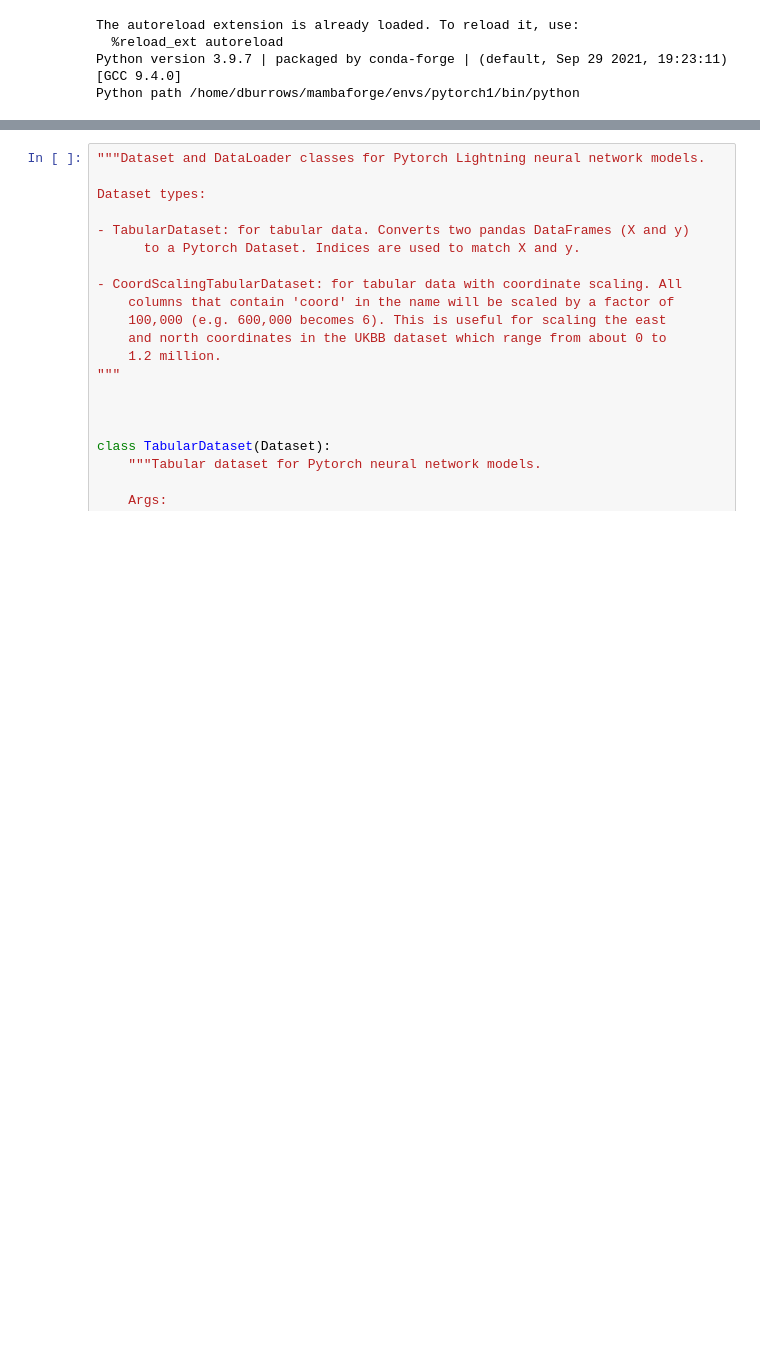
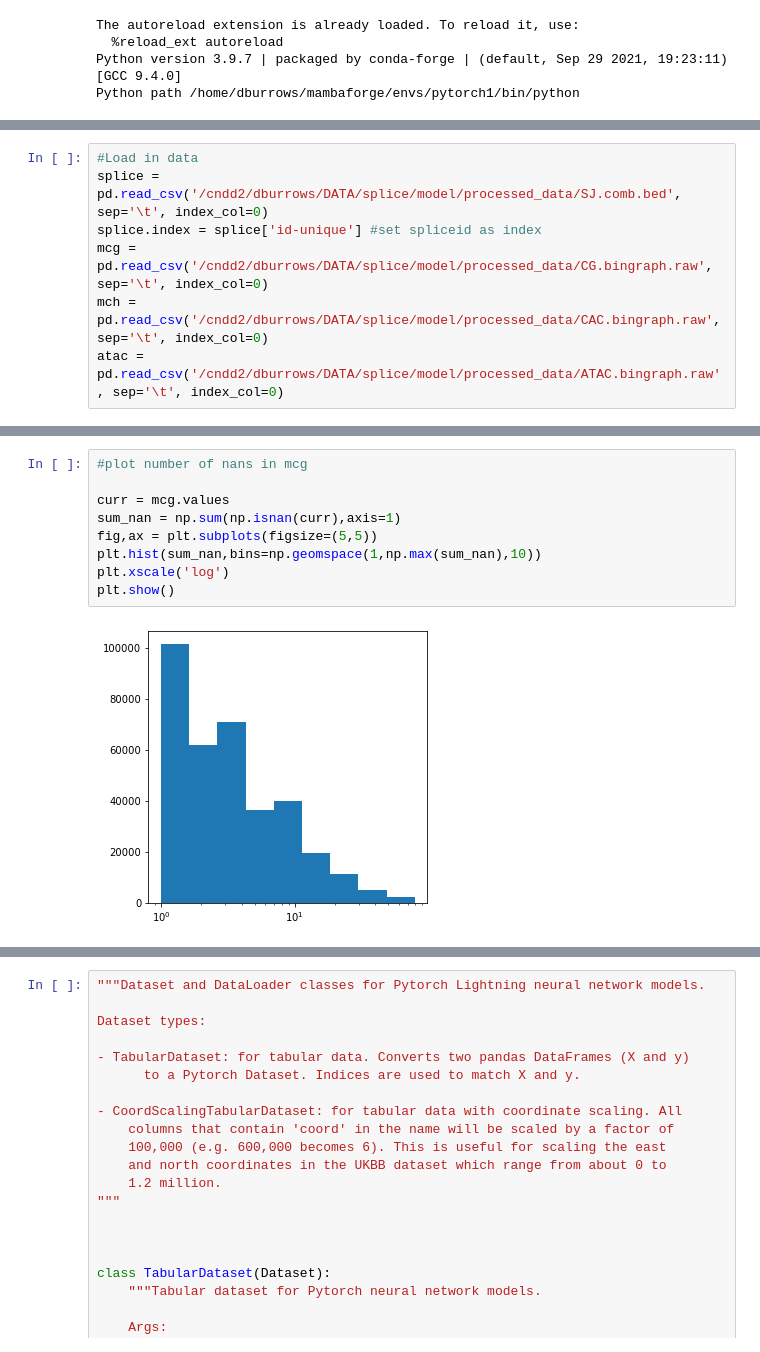
Before and after one commit to dmnburrows/deepNN_splice, a Jupyter notebook: model_build.ipynb, the cells around one changed output, grey strips where cells are left out. Cells and saved outputs as stored; diff of their text form; blank space fills up the shorter version.

```diff
--- a/model_build.ipynb
+++ b/model_build.ipynb
@@ -45,0 +42,7 @@ import pandas as pd
+# %%
+#Load in data
+splice = pd.read_csv('/cndd2/dburrows/DATA/splice/model/processed_data/SJ.comb.bed', sep='\t', index_col=0)
+splice.index = splice['id-unique'] #set spliceid as index
+mcg = pd.read_csv('/cndd2/dburrows/DATA/splice/model/processed_data/CG.bingraph.raw', sep='\t', index_col=0)
+mch = pd.read_csv('/cndd2/dburrows/DATA/splice/model/processed_data/CAC.bingraph.raw', sep='\t', index_col=0)
+atac = pd.read_csv('/cndd2/dburrows/DATA/splice/model/processed_data/ATAC.bingraph.raw', sep='\t', index_col=0)
@@ -45,0 +56,11 @@ import pandas as pd
+# %%
+#plot number of nans in mcg
+
+curr = mcg.values
+sum_nan = np.sum(np.isnan(curr),axis=1)
+fig,ax = plt.subplots(figsize=(5,5))
+plt.hist(sum_nan,bins=np.geomspace(1,np.max(sum_nan),10))
+plt.xscale('log')
+plt.show()
+# %% [output]
+[figure, added]
```
Also changed, not shown: parts of 19 cells of this notebook, 1 other file.
